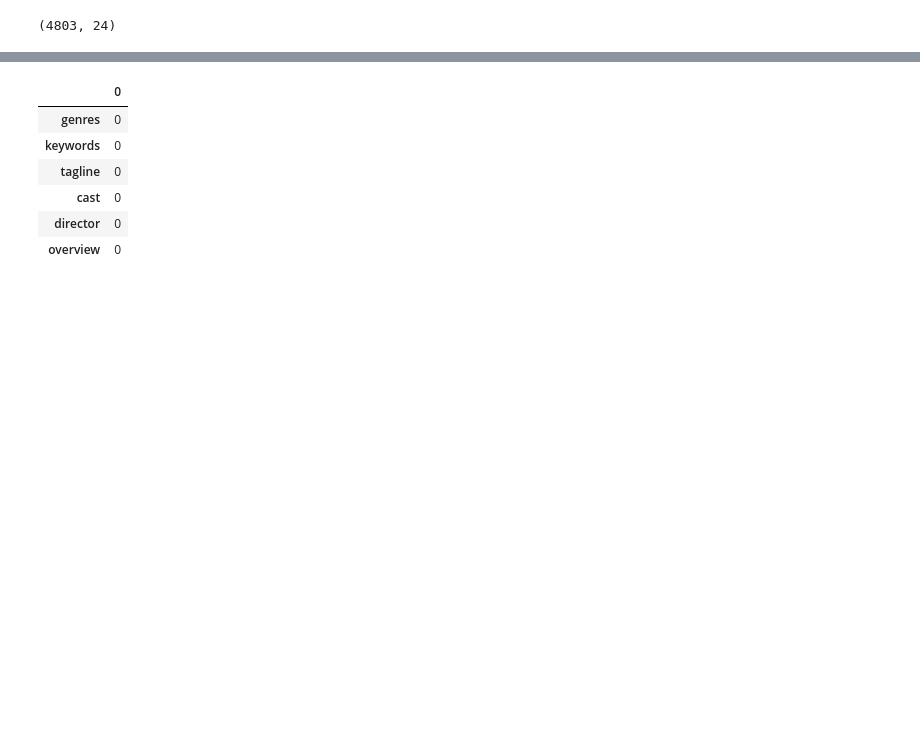
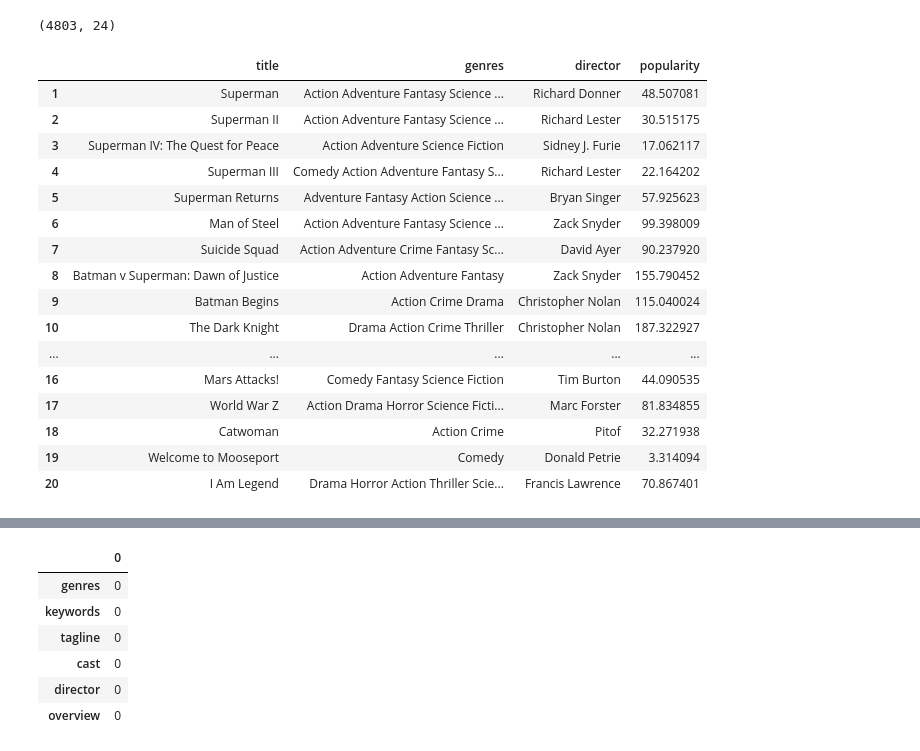
Before and after one commit to htetaunglynn94/portfolio_projects, a Jupyter notebook: machine_learning/logistic_regression/movie_recommendation_system.ipynb, the cells around one changed output, grey strips where cells are left out. Saved outputs shown, nothing was run; the diff lists cells and outputs as text; code cells hidden in the pictures; blank space fills up the shorter version.

```diff
--- a/machine_learning/logistic_regression/movie_recommendation_system.ipynb
+++ b/machine_learning/logistic_regression/movie_recommendation_system.ipynb
@@ -245,15 +245,43 @@ mvd.shape
 # %% [output]
 (4803, 24)
 # %%
-def similar_movies(features, vectorizer, ):
+def similar_movies(features, vectorizer, mv_name, out_features):
     mvd[features] = mvd[features].fillna('') # imputation
-    combined_features = mvd[selected_features].agg('__'.join, axis=1) # feature combination
+    combined_features = mvd[features].agg('__'.join, axis=1) # feature combination
     feature_vectors = vectorizer.fit_transform(combined_features)
     similarity = cosine_similarity(feature_vectors) # apply similarity
     movie_titles = mvd['title'].unique() # get all movie titles (total=4800)
+    matched_movies = difflib.get_close_matches(mv_name, movie_titles)[0]
+    mv_idx = mvd[mvd['title'] == matched_movies]['index'].values[0]
+    similarity_score = list(enumerate(similarity[mv_idx]))
+    sorted_similar_movies = sorted(similarity_score, key=lambda x: x[1], reverse=True)
+    indices = [m[0] for m in sorted_similar_movies[:20]]
+    display(mvd.loc[indices, out_features].copy().reset_index(drop=True).rename(lambda x: x+1))
 
 
+features = ['title','genres','overview','director','cast','production_companies','keywords','tagline']
+out_features = ['title','genres', 'director', 'popularity']
+mv_name = 'superman'
 vectorizer = TfidfVectorizer()
+similar_movies(features, vectorizer, mv_name, out_features)
+# %% [output]
+|  | title | genres | director | popularity |
+| 1 | Superman | Action Adventure Fantasy Science ... | Richard Donner | 48.507081 |
+| 2 | Superman II | Action Adventure Fantasy Science ... | Richard Lester | 30.515175 |
+| 3 | Superman IV: The Quest for Peace | Action Adventure Science Fiction | Sidney J. Furie | 17.062117 |
+| 4 | Superman III | Comedy Action Adventure Fantasy S... | Richard Lester | 22.164202 |
+| 5 | Superman Returns | Adventure Fantasy Action Science ... | Bryan Singer | 57.925623 |
+| 6 | Man of Steel | Action Adventure Fantasy Science ... | Zack Snyder | 99.398009 |
+| 7 | Suicide Squad | Action Adventure Crime Fantasy Sc... | David Ayer | 90.237920 |
+| 8 | Batman v Superman: Dawn of Justice | Action Adventure Fantasy | Zack Snyder | 155.790452 |
+| 9 | Batman Begins | Action Crime Drama | Christopher Nolan | 115.040024 |
+| 10 | The Dark Knight | Drama Action Crime Thriller | Christopher Nolan | 187.322927 |
+| ... | ... | ... | ... | ... |
+| 16 | Mars Attacks! | Comedy Fantasy Science Fiction | Tim Burton | 44.090535 |
+| 17 | World War Z | Action Drama Horror Science Ficti... | Marc Forster | 81.834855 |
+| 18 | Catwoman | Action Crime | Pitof | 32.271938 |
+| 19 | Welcome to Mooseport | Comedy | Donald Petrie | 3.314094 |
+| 20 | I Am Legend | Drama Horror Action Thriller Scie... | Francis Lawrence | 70.867401 |
 # %%
 selected_features = ['genres','keywords','tagline','cast','director', 'overview']
 # %%
```
Also changed, not shown: parts of 6 cells of this notebook.
